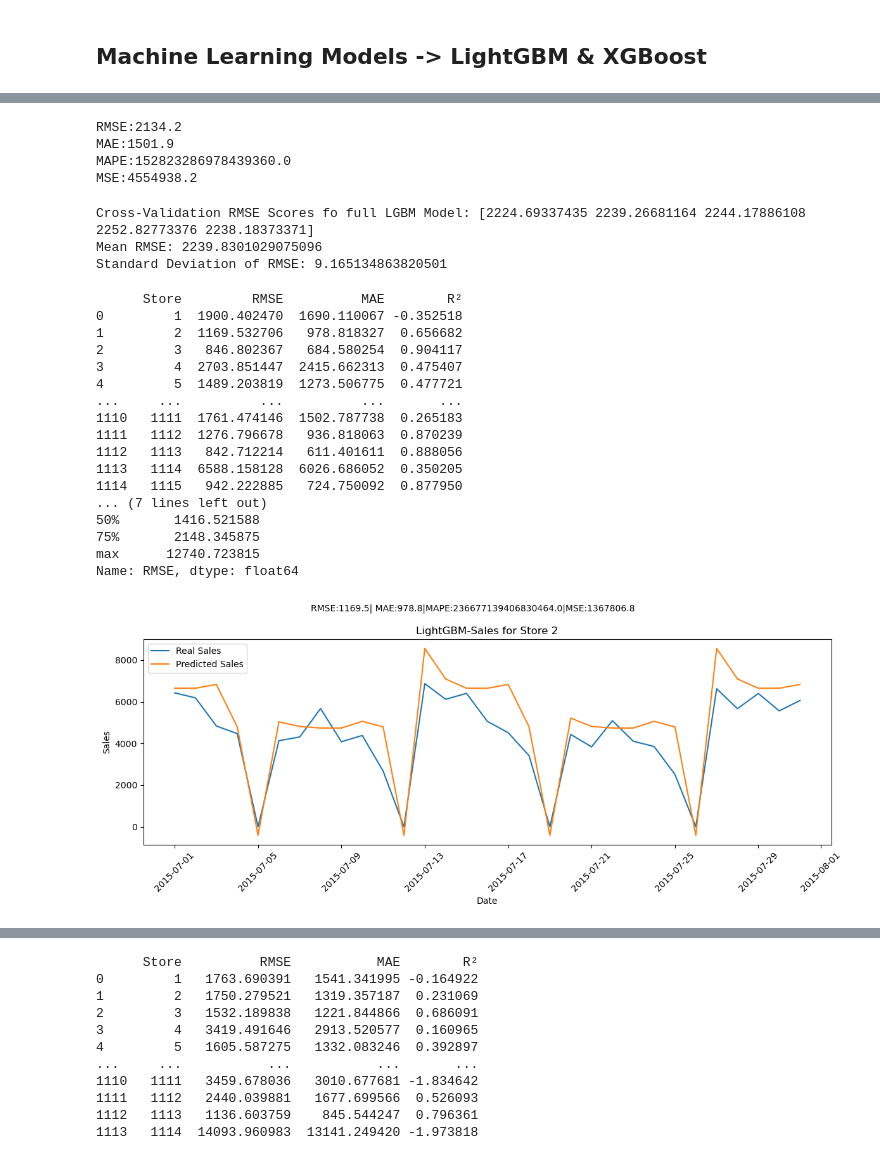
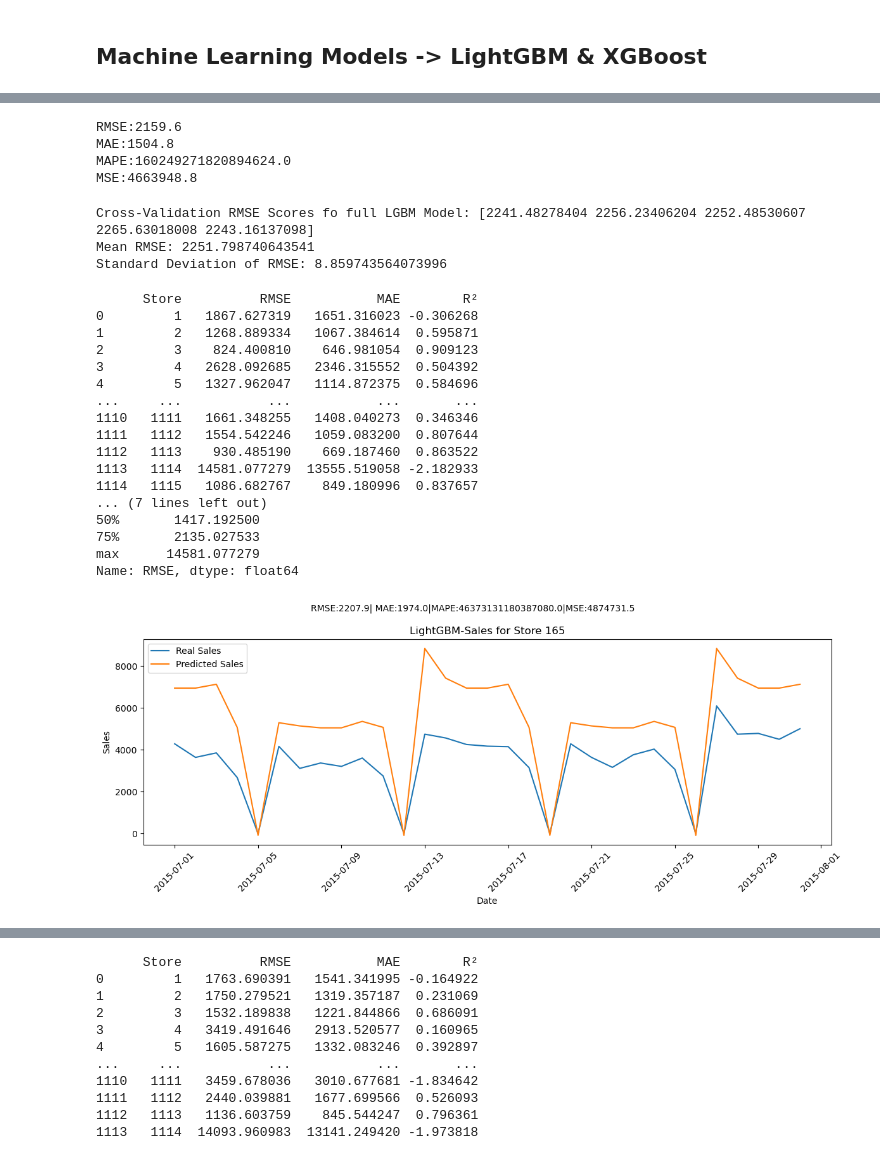
Before and after one commit to GeorgeStampolidiss/Projects, a Jupyter notebook: Project1_GStampolidis.ipynb, the cells around one changed output, grey strips where cells are left out. Saved outputs shown, nothing was run; the diff lists cells and outputs as text; code cells hidden in the pictures.

```diff
--- a/Project1_GStampolidis.ipynb
+++ b/Project1_GStampolidis.ipynb
@@ -2605,7 +2601,7 @@ import shap
 # %%
 #Preparation for models
 target='y'
-cols=['y','Date',"StateHolidayIndicators","PromotionFlags","day","year","month","HolidayIndicators","Customers"]
+cols=['y','Date',"StateHolidayIndicators","PromotionFlags","day","year","month","HolidayIndicators","Customers","Store"]
 X_train=train_data.drop(columns=cols)
 y_train=train_data[target]
 X_test=test_data.drop(columns=cols)
@@ -2696,10 +2695,10 @@ print(f"MAPE:{mape:.1f}")
 #print(f"R²:{r2:.1f}")
 print(f"MSE:{mse:.1f}")
 # %% [output]
-RMSE:2134.2
-MAE:1501.9
-MAPE:152823286978439360.0
-MSE:4554938.2
+RMSE:2159.6
+MAE:1504.8
+MAPE:160249271820894624.0
+MSE:4663948.8
 # %%
 #CROSS VALIDATION CHECK for full model
 cv_scores=cross_val_score(model_lgbm,X_train,y_train,cv=5,scoring='neg_root_mean_squared_error')
@@ -2709,9 +2708,9 @@ print("Cross-Validation RMSE Scores fo full LGBM Model:",-cv_scores)
 print("Mean RMSE:",-np.mean(cv_scores))
 print("Standard Deviation of RMSE:",np.std(-cv_scores))
 # %% [output]
-Cross-Validation RMSE Scores fo full LGBM Model: [2224.69337435 2239.26681164 2244.17886108 2252.82773376 2238.18373371]
-Mean RMSE: 2239.8301029075096
-Standard Deviation of RMSE: 9.165134863820501
+Cross-Validation RMSE Scores fo full LGBM Model: [2241.48278404 2256.23406204 2252.48530607 2265.63018008 2243.16137098]
+Mean RMSE: 2251.798740643541
+Standard Deviation of RMSE: 8.859743564073996
 # %%
 #Metrics for every store
 test_data=test_data.copy()
@@ -2728,49 +2727,49 @@ store_results_full = test_data.groupby('Store').apply(
 print(store_results_full)
 print(store_results_full["RMSE"].describe())
 # %% [output]
-      Store         RMSE          MAE        R²
-0         1  1900.402470  1690.110067 -0.352518
-1         2  1169.532706   978.818327  0.656682
-2         3   846.802367   684.580254  0.904117
-3         4  2703.851447  2415.662313  0.475407
-4         5  1489.203819  1273.506775  0.477721
-...     ...          ...          ...       ...
-1110   1111  1761.474146  1502.787738  0.265183
-1111   1112  1276.796678   936.818063  0.870239
-1112   1113   842.712214   611.401611  0.888056
-1113   1114  6588.158128  6026.686052  0.350205
-1114   1115   942.222885   724.750092  0.877950
+      Store          RMSE           MAE        R²
+0         1   1867.627319   1651.316023 -0.306268
+1         2   1268.889334   1067.384614  0.595871
+2         3    824.400810    646.981054  0.909123
+3         4   2628.092685   2346.315552  0.504392
+4         5   1327.962047   1114.872375  0.584696
+...     ...           ...           ...       ...
+1110   1111   1661.348255   1408.040273  0.346346
+1111   1112   1554.542246   1059.083200  0.807644
+1112   1113    930.485190    669.187460  0.863522
+1113   1114  14581.077279  13555.519058 -2.182933
+1114   1115   1086.682767    849.180996  0.837657
 ... (7 lines left out)
-50%       1416.521588
-75%       2148.345875
-max      12740.723815
+50%       1417.192500
+75%       2135.027533
+max      14581.077279
 Name: RMSE, dtype: float64
 # %%
 #Predictions vs Real values in test data for a specific store
-store_ID=2
+store_ID=165
 store_df=test_data[test_data['Store']==store_ID]
 store_df['Date']=pd.to_datetime(store_df['Date'])
 store_df=store_df.sort_values(by='Date')
 
 #Statistics
 rmse_store=np.sqrt(mean_squared_error(store_df['y'],store_df['PredictedSalesFULLLGBM']))
 mae_store=mean_absolute_error(store_df['y'],store_df['PredictedSalesFULLLGBM'])
 #r2_store=r2_score(store_df['y'],store_df['PredictedSalesFULLLGBM'])
 mape=mean_absolute_percentage_error(store_df['y'],store_df['PredictedSalesFULLLGBM'])
 mse=mean_squared_error(store_df['y'],store_df['PredictedSalesFULLLGBM'])
 
 #Plot for predictions vs real values
 plt.figure(figsize=(12,5))
 plt.plot(store_df['Date'],store_df['y'],label='Real Sales')
 plt.plot(store_df['Date'],store_df['PredictedSalesFULLLGBM'],label='Predicted Sales')
 plt.title(f'Sales Predicitions for Store {store_ID}')
 plt.xlabel('Date')
 plt.ylabel('Sales')
 plt.legend()
 plt.title(f'LightGBM-Sales for Store {store_ID}')
 plt.suptitle(f"RMSE:{rmse_store:.1f}| MAE:{mae_store:.1f}|MAPE:{mape:.1f}|MSE:{mse:.1f}",fontsize=10)
 plt.xticks(rotation=45)
 plt.tight_layout()
 plt.show()
 # %% [output]
-[figure, old version]
+[figure, new version]
```
Also changed, not shown: parts of 24 cells of this notebook.
